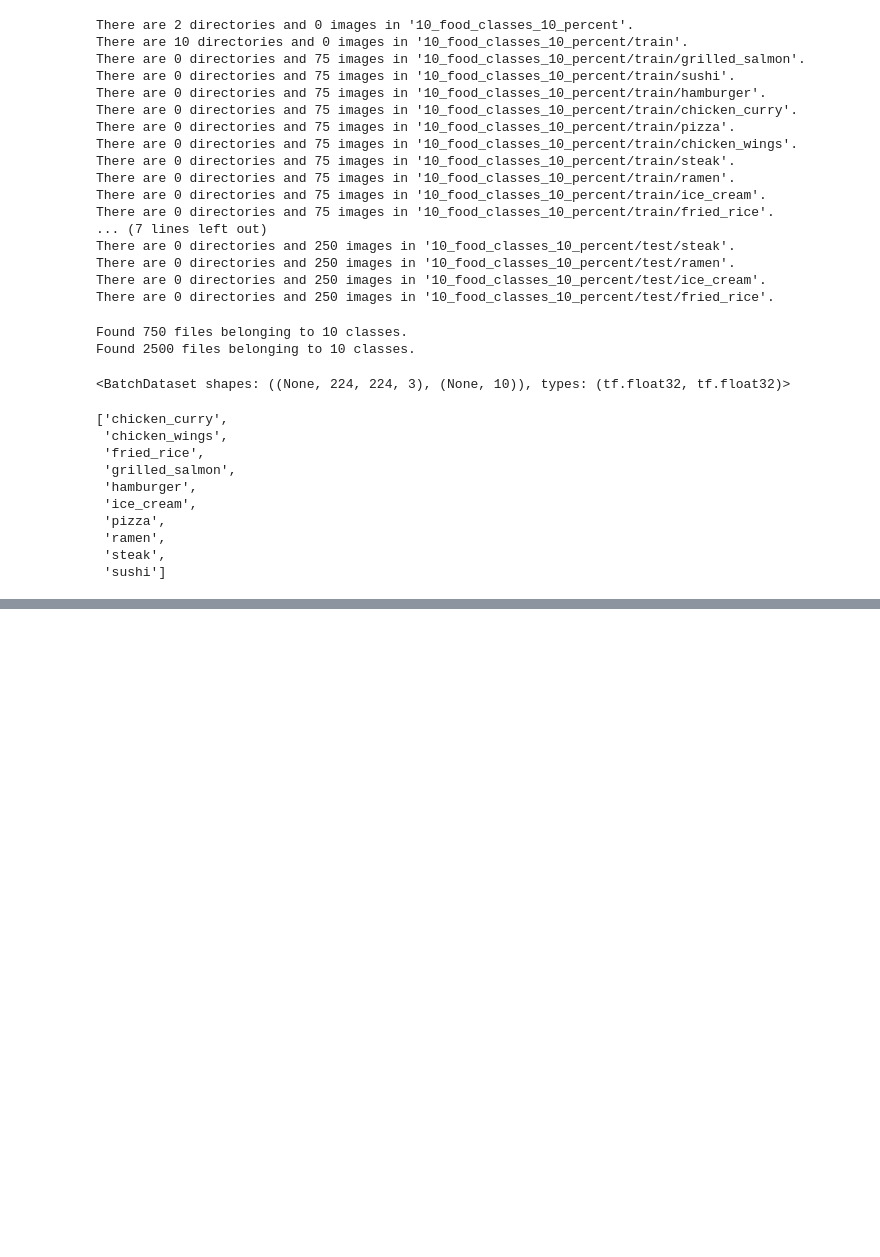
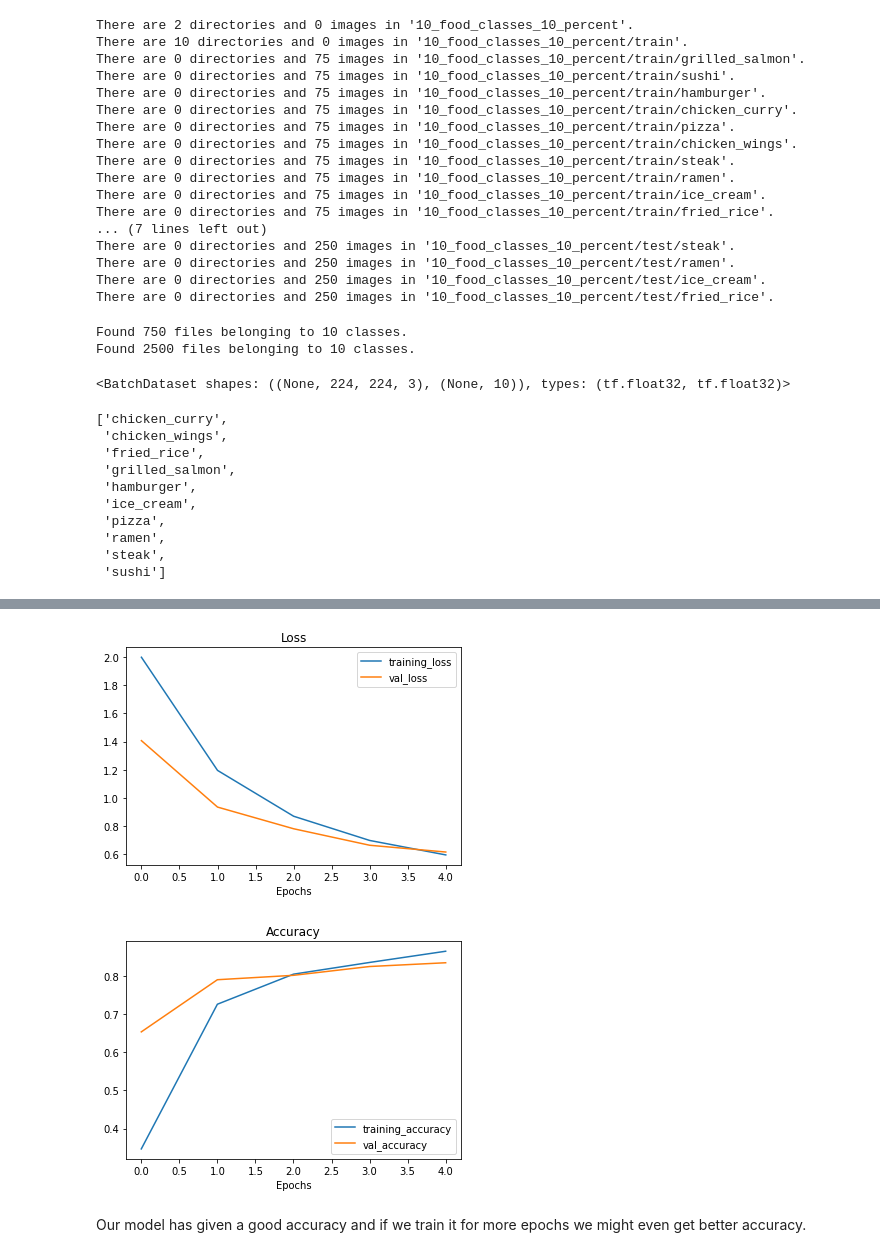
Before and after one commit to ShahZebYousafzai/Deep-Learning-Basics, a Jupyter notebook: 6_Transfer_Learning(FineTuning).ipynb, the cells around one changed output, grey strips where cells are left out. Cells and saved outputs as stored; diff of their text form; code cells hidden in the pictures; blank space fills up the shorter version.

Commit message:
Plotted the accuracy of model

```diff
--- a/6_Transfer_Learning(FineTuning).ipynb
+++ b/6_Transfer_Learning(FineTuning).ipynb
@@ -217,0 +354,8 @@ In this notebook, we will be doing a lot of experiments. These are mentioned bel
+# %%
+# Check out model's training curves
+plot_loss_curves(history_10_percent)
+# %% [output]
+[figure, added]
+[figure, added]
+# %% [markdown]
+Our model has given a good accuracy and if we train it for more epochs we might even get better accuracy.
```
Also changed, not shown: parts of 11 cells of this notebook.
